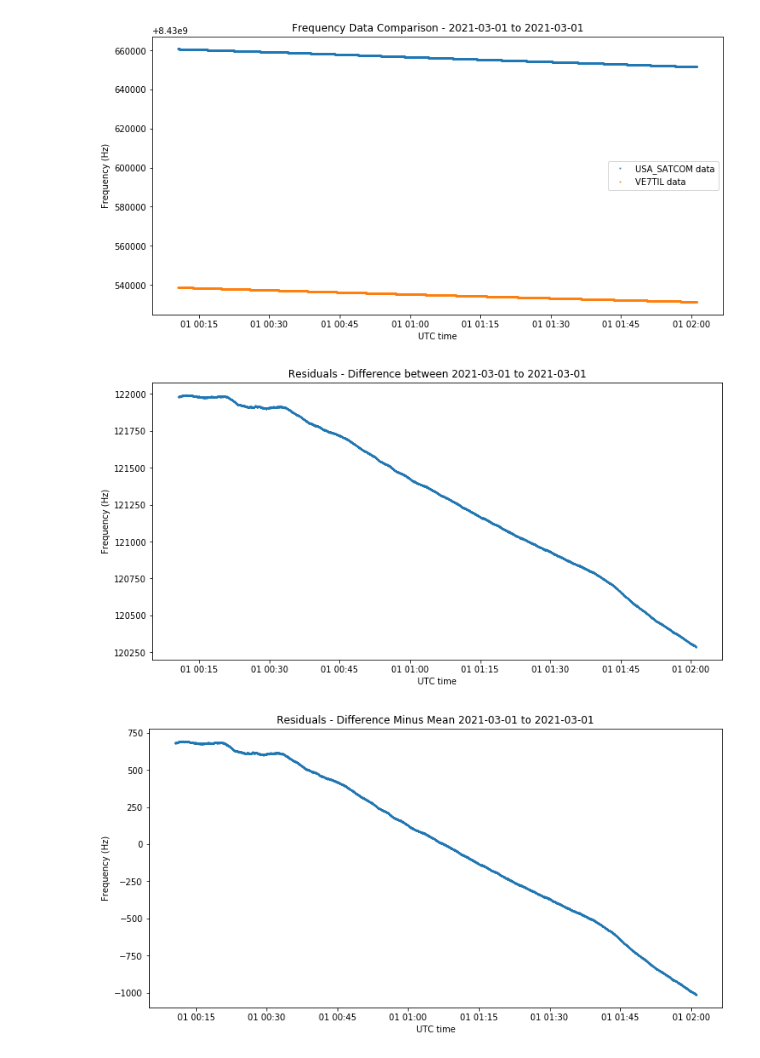
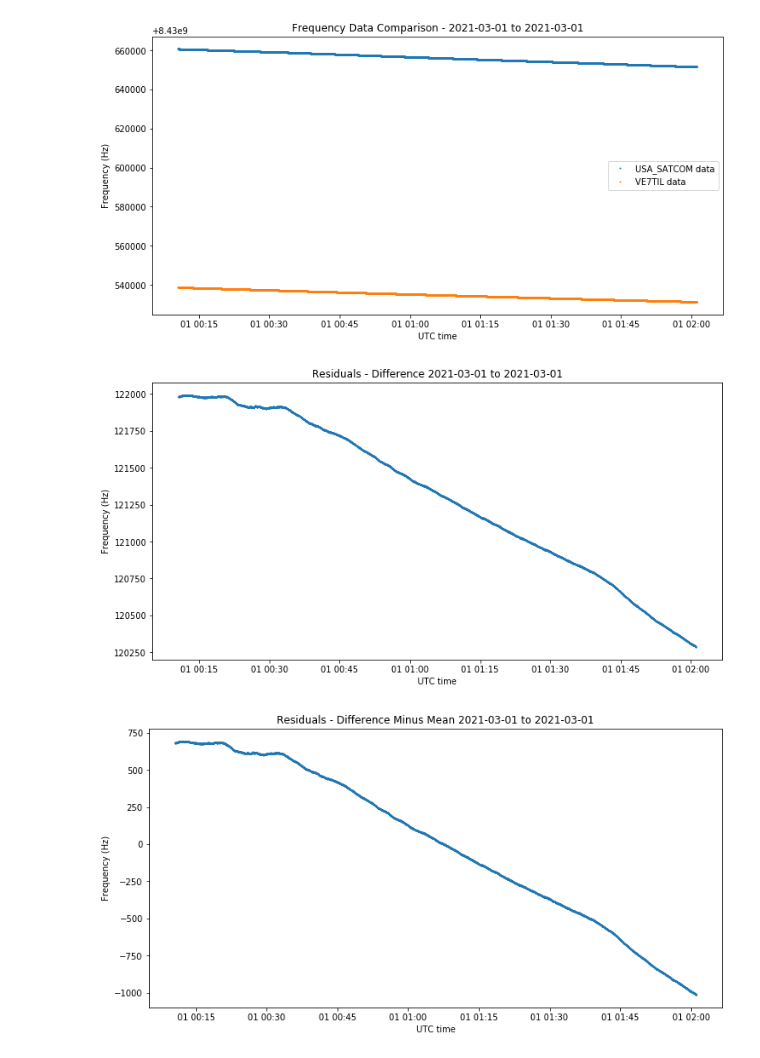
Before and after one commit to ScottTilley/tianwen1, a Jupyter notebook: difference/Concurrent Doppler Observations of TIANWEN-1.ipynb, the cells around one changed output. Drawn from its saved outputs; the diff is of its cells as text; code cells hidden in the pictures.

```diff
--- a/difference/Concurrent Doppler Observations of TIANWEN-1.ipynb
+++ b/difference/Concurrent Doppler Observations of TIANWEN-1.ipynb
@@ -54,12 +70,12 @@ plt.show();
 # %%
 #plt.ylim(np.min(np_diff), np.max(np_diff))
 plt.plot(joe_t_data.datetime,np_diff,'.',markersize=1,  label = 'strf file')
-plt.title('Residuals - Difference between %s to %s'%(joe_t_data.datetime[0].strftime('%Y-%m-%d'), joe_t_data.datetime[len(freq_diff)-1].strftime('%Y-%m-%d')))
+plt.title('Residuals - Difference %s to %s'%(joe_t_data.datetime[0].strftime('%Y-%m-%d'), joe_t_data.datetime[len(freq_diff)-1].strftime('%Y-%m-%d')))
 plt.ylabel('Frequency (Hz)')
 plt.xlabel('UTC time')
 plt.show();
 # %% [output]
-[figure, old version]
+[figure, new version]
 # %%
 #plt.ylim(np.min(np_diff), np.max(np_diff))
 plt.plot(joe_t_data.datetime,adj_np_diff,'.',markersize=1,  label = 'strf file')
```
Also changed, not shown: parts of 2 cells of this notebook.
